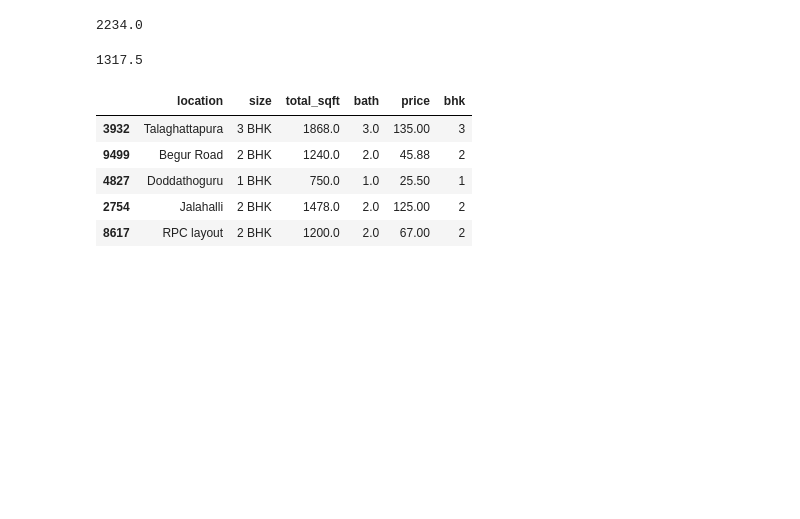
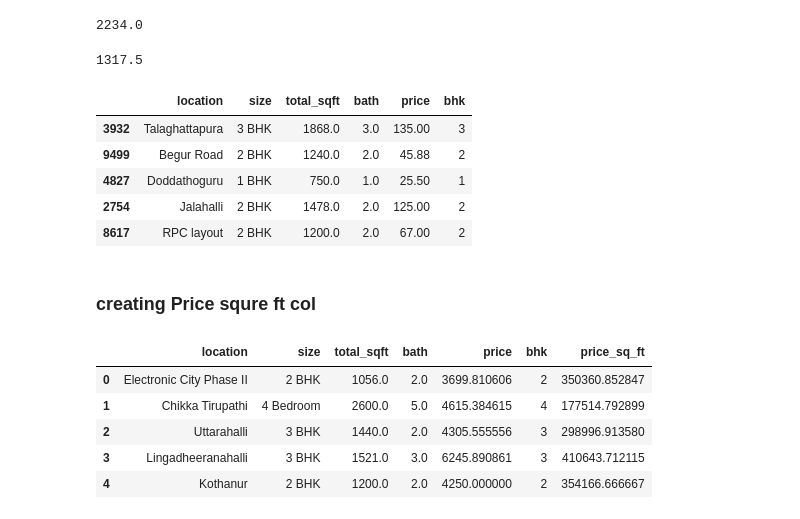
Before and after one commit to imabuzerdatascience/ML_House_predict_system, a Jupyter notebook: House_predict_system_ml.ipynb, the cells around one changed output. Drawn from its saved outputs; the diff is of its cells as text; code cells hidden in the pictures; blank space fills up the shorter version.

Commit message:
creating Price squre ft col

```diff
--- a/House_predict_system_ml.ipynb
+++ b/House_predict_system_ml.ipynb
@@ -202,3 +202,18 @@ df_4.sample(5)
 | 4827 | Doddathoguru | 1 BHK | 750.0 | 1.0 | 25.50 | 1 |
 | 2754 | Jalahalli | 2 BHK | 1478.0 | 2.0 | 125.00 | 2 |
 | 8617 | RPC layout | 2 BHK | 1200.0 | 2.0 | 67.00 | 2 |
+# %% [markdown]
+###  creating Price squre ft col
+# %%
+df_5 = df_4.copy()
+# %%
+df_5["price_sq_ft"] = df_5["price"]*100000 / df_5["total_sqft"]
+# %%
+df_5.head(5)
+# %% [output]
+|  | location | size | total_sqft | bath | price | bhk | price_sq_ft |
+| 0 | Electronic City Phase II | 2 BHK | 1056.0 | 2.0 | 3699.810606 | 2 | 350360.852847 |
+| 1 | Chikka Tirupathi | 4 Bedroom | 2600.0 | 5.0 | 4615.384615 | 4 | 177514.792899 |
+| 2 | Uttarahalli | 3 BHK | 1440.0 | 2.0 | 4305.555556 | 3 | 298996.913580 |
+| 3 | Lingadheeranahalli | 3 BHK | 1521.0 | 3.0 | 6245.890861 | 3 | 410643.712115 |
+| 4 | Kothanur | 2 BHK | 1200.0 | 2.0 | 4250.000000 | 2 | 354166.666667 |
```
